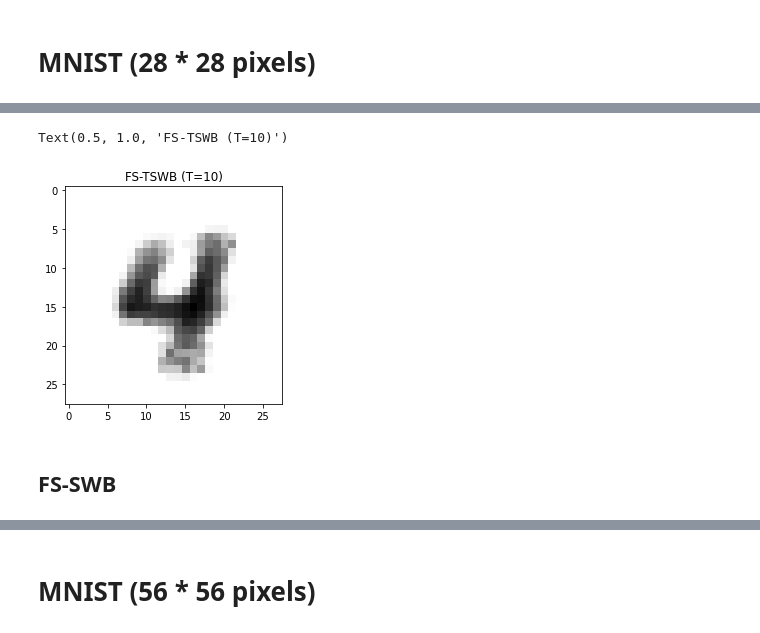
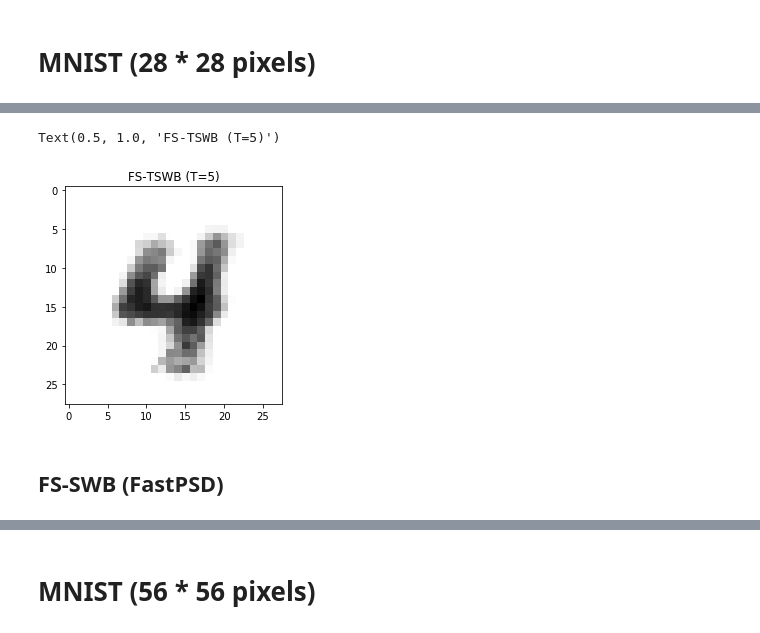
Before and after one commit to yukiTakezawa/FS_TSWB, a Jupyter notebook: examples.ipynb, the cells around one changed output, grey strips where cells are left out. Cells and saved outputs as stored; diff of their text form; code cells hidden in the pictures.

```diff
--- a/examples.ipynb
+++ b/examples.ipynb
@@ -26,13 +28,13 @@ Text(0.5, 1.0, 'FS-TSWB (T=1)')
 # %%
-tree = ClusteringTree(support, n_slice=10)
+tree = ClusteringTree(support, n_slice=5)
 fs_tswb = tree.barycenter(data)
 plt.imshow(fs_tswb.reshape(28, 28), cmap="Greys")
-plt.title("FS-TSWB (T=10)")
+plt.title("FS-TSWB (T=5)")
 # %% [output]
-Text(0.5, 1.0, 'FS-TSWB (T=10)')
+Text(0.5, 1.0, 'FS-TSWB (T=5)')
-[figure, old version]
+[figure, new version]
 # %% [markdown]
-## FS-SWB
+## FS-SWB (FastPSD)
 # %%
 chain = SlicingChain(support)
 fs_swb = chain.barycenter(data)
```
Also changed, not shown: parts of 15 cells of this notebook, 2 other files.
